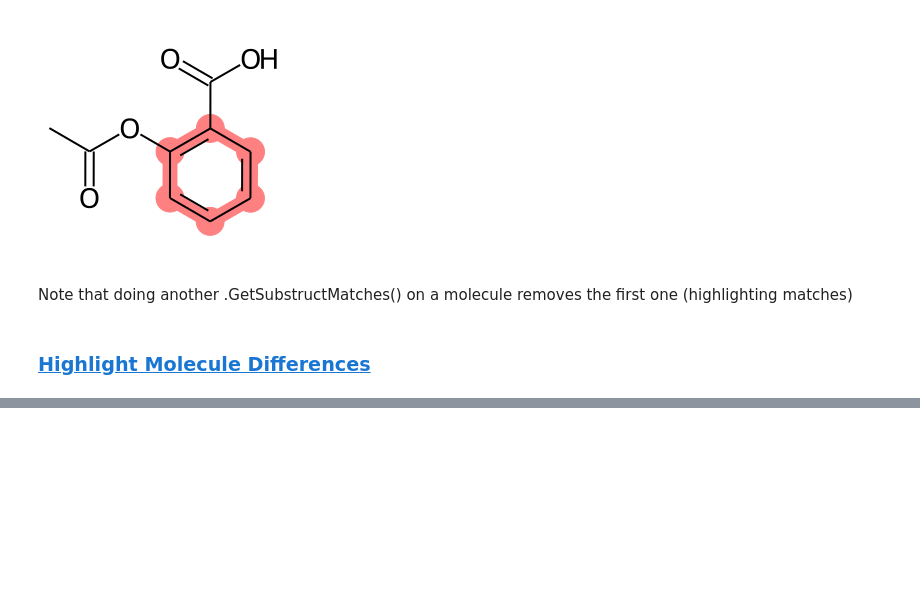
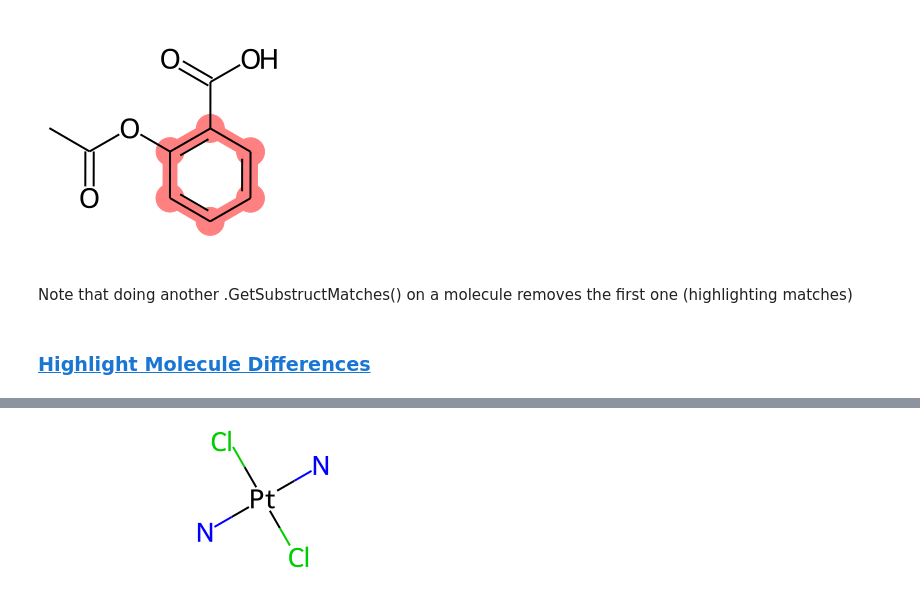
Before and after one commit to bertiewooster/RDKit-playing, a Jupyter notebook: cookbook_examples.ipynb, the cells around one changed output, grey strips where cells are left out. Cells and saved outputs as stored; diff of their text form; code cells hidden in the pictures; blank space fills up the shorter version.

```diff
--- a/cookbook_examples.ipynb
+++ b/cookbook_examples.ipynb
@@ -158,0 +170,6 @@ view_difference(mol1, mol2)
+# %%
+for atom in m.GetAtoms():
+    atom.SetProp("atomLabel", atom.GetSymbol())
+m
+# %% [output]
+[figure, added]
```
Also changed, not shown: parts of 4 cells of this notebook, 4 other files.
